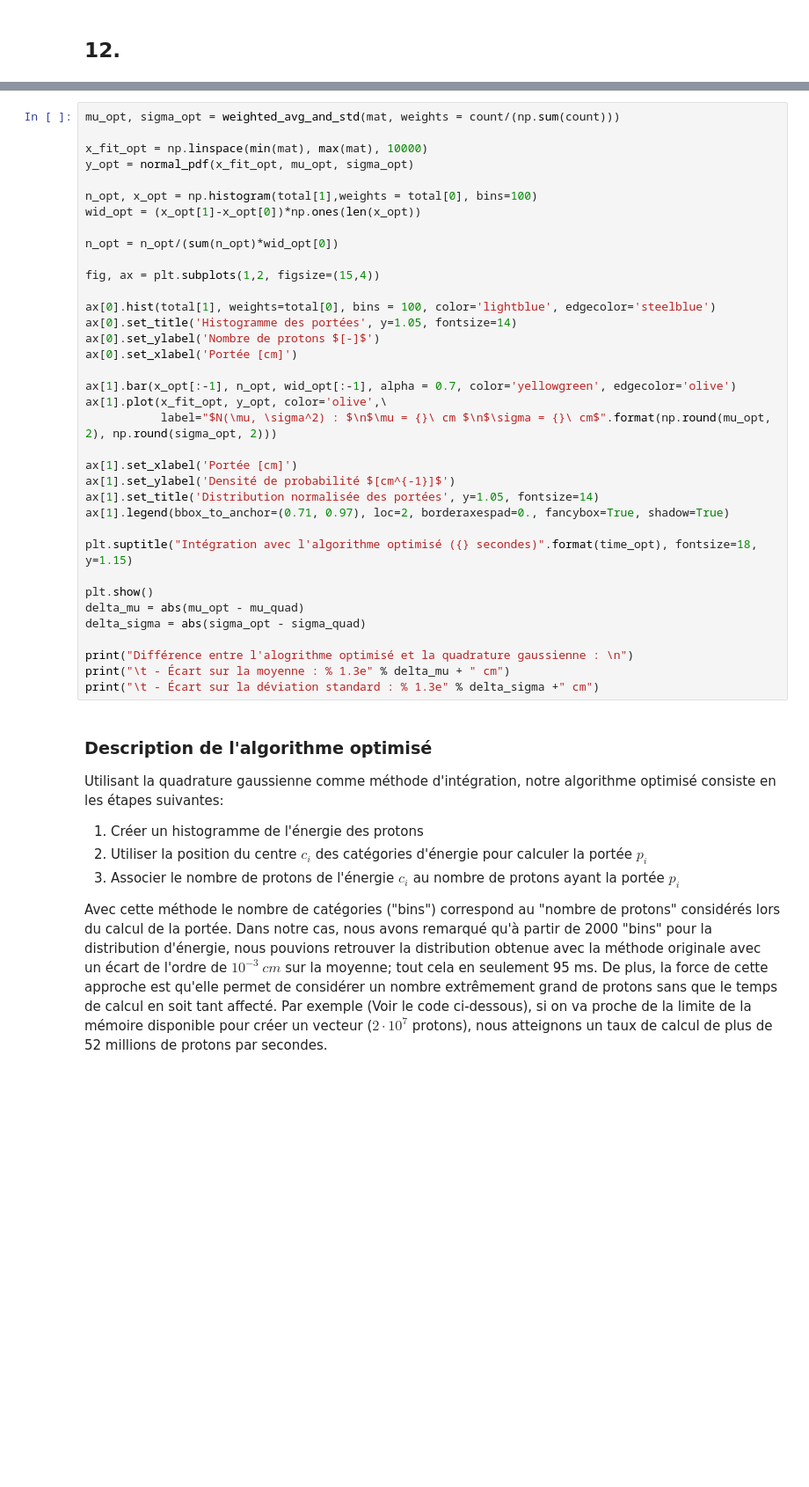
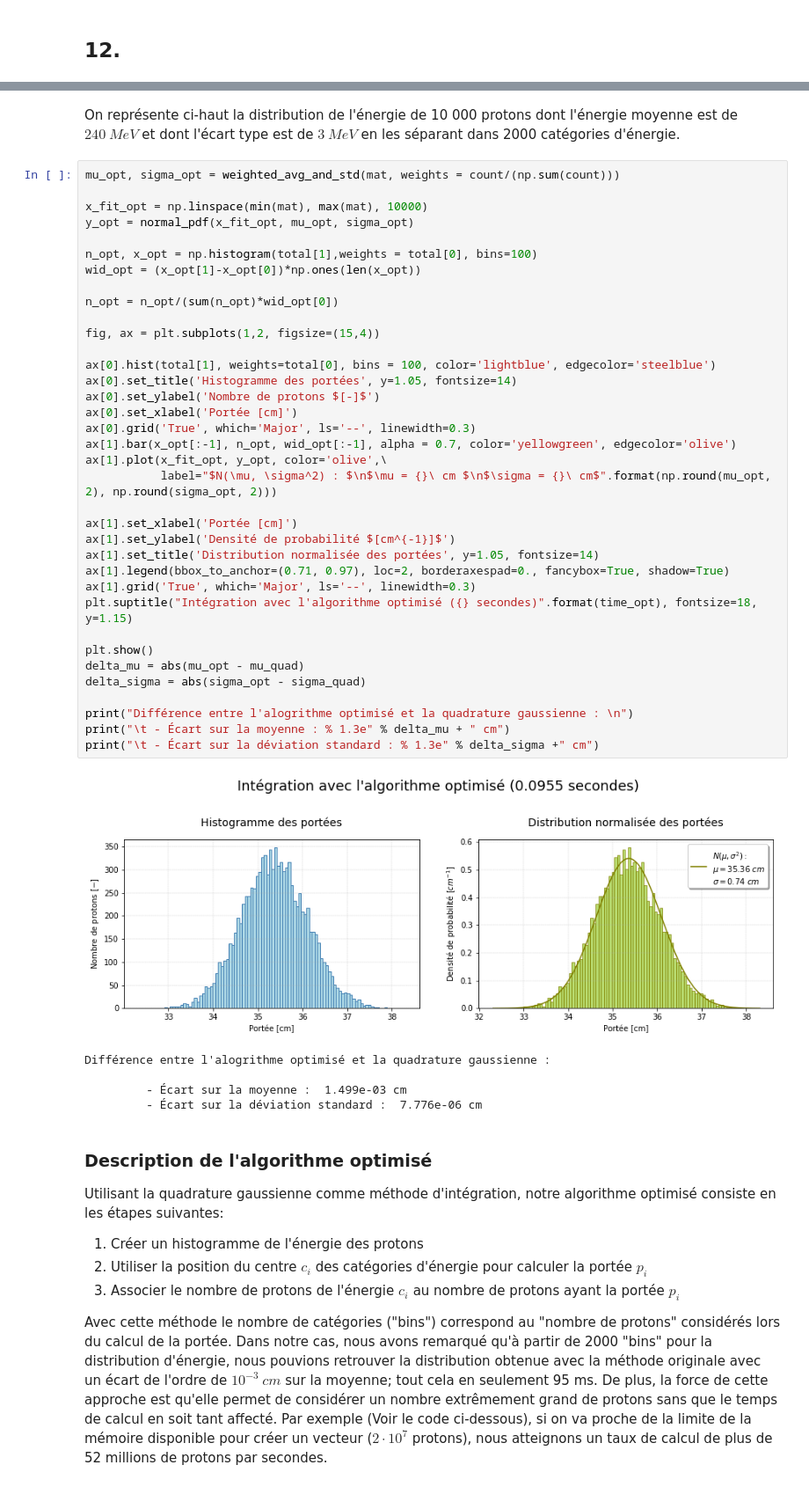
Before and after one commit to eliedl/Physique_numerique, a Jupyter notebook: TP1/TP1_total.ipynb, the cells around one changed output, grey strips where cells are left out. Shown: that part at 88% size. Cells and saved outputs as stored; diff of their text form; blank space fills up the shorter version.

```diff
--- a/TP1/TP1_total.ipynb
+++ b/TP1/TP1_total.ipynb
@@ -808,3 +841,5 @@ plt.show()
+# %% [markdown]
+On représente ci-haut la distribution de l'énergie de 10 000 protons dont l'énergie moyenne est de $240\ MeV$ et dont l'écart type est de $3\ MeV$ en les séparant dans 2000 catégories d'énergie.
 # %%
 mu_opt, sigma_opt = weighted_avg_and_std(mat, weights = count/(np.sum(count)))
 
@@ -812,35 +847,41 @@ x_fit_opt = np.linspace(min(mat), max(mat), 10000)
 y_opt = normal_pdf(x_fit_opt, mu_opt, sigma_opt)
 
 n_opt, x_opt = np.histogram(total[1],weights = total[0], bins=100)
 wid_opt = (x_opt[1]-x_opt[0])*np.ones(len(x_opt))
 
 n_opt = n_opt/(sum(n_opt)*wid_opt[0])
 
 fig, ax = plt.subplots(1,2, figsize=(15,4))
 
 ax[0].hist(total[1], weights=total[0], bins = 100, color='lightblue', edgecolor='steelblue')
 ax[0].set_title('Histogramme des portées', y=1.05, fontsize=14)
 ax[0].set_ylabel('Nombre de protons $[-]$')
 ax[0].set_xlabel('Portée [cm]')
-
+ax[0].grid('True', which='Major', ls='--', linewidth=0.3)
 ax[1].bar(x_opt[:-1], n_opt, wid_opt[:-1], alpha = 0.7, color='yellowgreen', edgecolor='olive')
 ax[1].plot(x_fit_opt, y_opt, color='olive',\
            label="$N(\mu, \sigma^2) : $\n$\mu = {}\ cm $\n$\sigma = {}\ cm$".format(np.round(mu_opt, 2), np.round(sigma_opt, 2)))
 
 ax[1].set_xlabel('Portée [cm]')
 ax[1].set_ylabel('Densité de probabilité $[cm^{-1}]$')
 ax[1].set_title('Distribution normalisée des portées', y=1.05, fontsize=14)
 ax[1].legend(bbox_to_anchor=(0.71, 0.97), loc=2, borderaxespad=0., fancybox=True, shadow=True)
-
+ax[1].grid('True', which='Major', ls='--', linewidth=0.3)
 plt.suptitle("Intégration avec l'algorithme optimisé ({} secondes)".format(time_opt), fontsize=18, y=1.15)
 
 plt.show()
 delta_mu = abs(mu_opt - mu_quad)
 delta_sigma = abs(sigma_opt - sigma_quad)
 
 print("Différence entre l'alogrithme optimisé et la quadrature gaussienne : \n")
 print("\t - Écart sur la moyenne : % 1.3e" % delta_mu + " cm")
 print("\t - Écart sur la déviation standard : % 1.3e" % delta_sigma +" cm")
+# %% [output]
+[figure, added]
+Différence entre l'alogrithme optimisé et la quadrature gaussienne :
+
+         - Écart sur la moyenne :  1.499e-03 cm
+         - Écart sur la déviation standard :  7.776e-06 cm
 # %% [markdown]
 ### Description de l'algorithme optimisé
 
```
Also changed, not shown: parts of 14 cells of this notebook.
